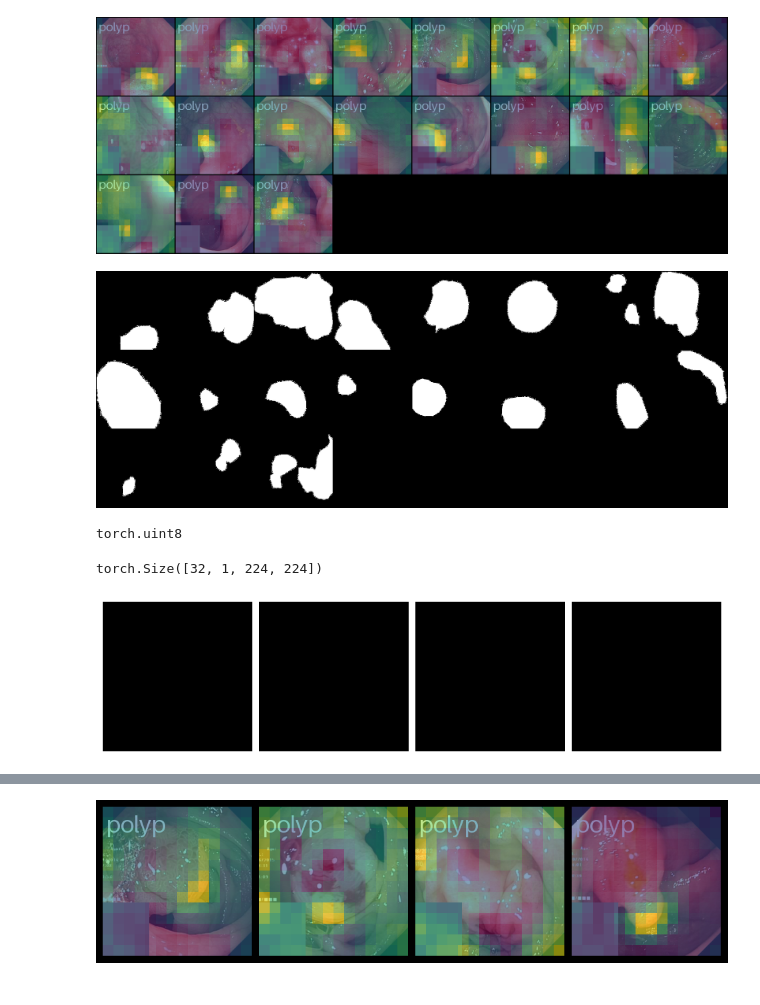
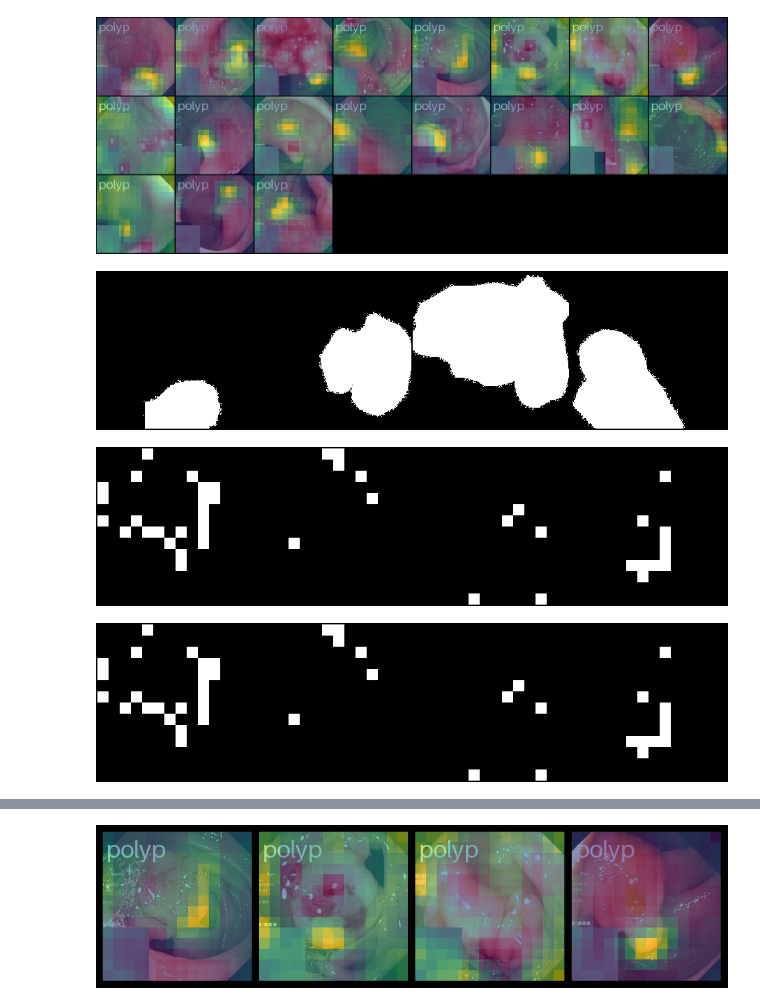
Before and after one commit to jacek-tomasz-rutkowski/magisterka, a Jupyter notebook: explainer_vs_segmentations.ipynb, the cells around one changed output, grey strips where cells are left out. Cells and saved outputs as stored; diff of their text form; code cells hidden in the pictures.

Commit message:
Poprawki z TODO + segmentacje z explainera
Udało się jednak zrobić całkiem sensowne segmentacje polipów z explainera, dorzucam notebooka

```diff
--- a/explainer_vs_segmentations.ipynb
+++ b/explainer_vs_segmentations.ipynb
@@ -26,7 +27,7 @@ if torch.cuda.device_count() > 1:
 datamodule = DataModuleWithMasks(
     # CIFAR10DataModule(),
     GastroDataModule(cropped=True),
-    GenerateMasksKwargs(num_players=196),
+    GenerateMasksKwargs(num_players=196, num_mask_samples=1, paired_mask_samples=False),
     dict(batch_size=32)
 )
 datamodule.setup("test")
@@ -277,24 +363,18 @@ img.show()
 # %% [output]
 [figure]
 # %%
-Grid_segm = make_grid(segmentations_[polyp_indices].float())
+Grid_segm = make_grid(segmentations_[polyp_indices][:4].float())
 
 # display result
 img = torchvision.transforms.ToPILImage()(Grid_segm)
 img.show()
 # %% [output]
-[figure, old version]
+[figure, new version]
-# %%
-x.dtype
-# %% [output]
-torch.uint8
 # %%
-explainer_segmentation_max.shape
+Grid_segm_explainer = make_grid(dice_explainer_segmentations["vit"][polyp_indices][4:8].float())
+
+# display result
+img = torchvision.transforms.ToPILImage()(Grid_segm_explainer)
+img.show()
 # %% [output]
-torch.Size([32, 1, 224, 224])
+[figure, added]
-# %%
-Grid_four_explainer_segmentations = make_grid(explainer_segmentation_max[polyp_indices][:4].float(), padding=10, pad_value=1)
-img = torchvision.transforms.ToPILImage()(Grid_four_explainer_segmentations)
-img.show()
-# %% [output]
-[figure, removed]
@@ -305,0 +381,8 @@ img.show()
+# %%
+Grid_segm_explainer = make_grid(dice_explainer_segmentations["t2t_vit"][polyp_indices][4:8].float())
+
+# display result
+img = torchvision.transforms.ToPILImage()(Grid_segm_explainer)
+img.show()
+# %% [output]
+[figure, added]
```
Also changed, not shown: parts of 26 cells of this notebook, 8 other files.
